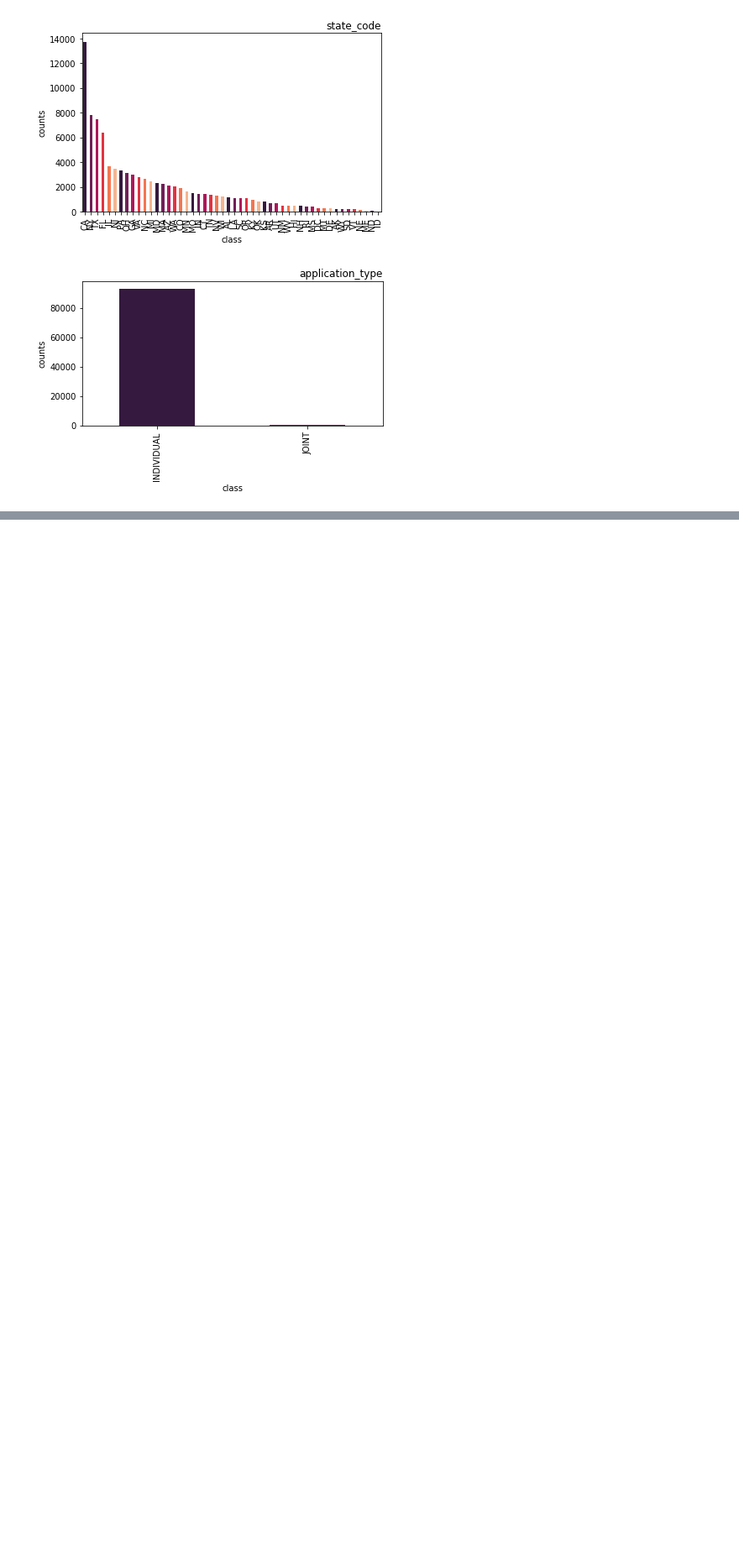
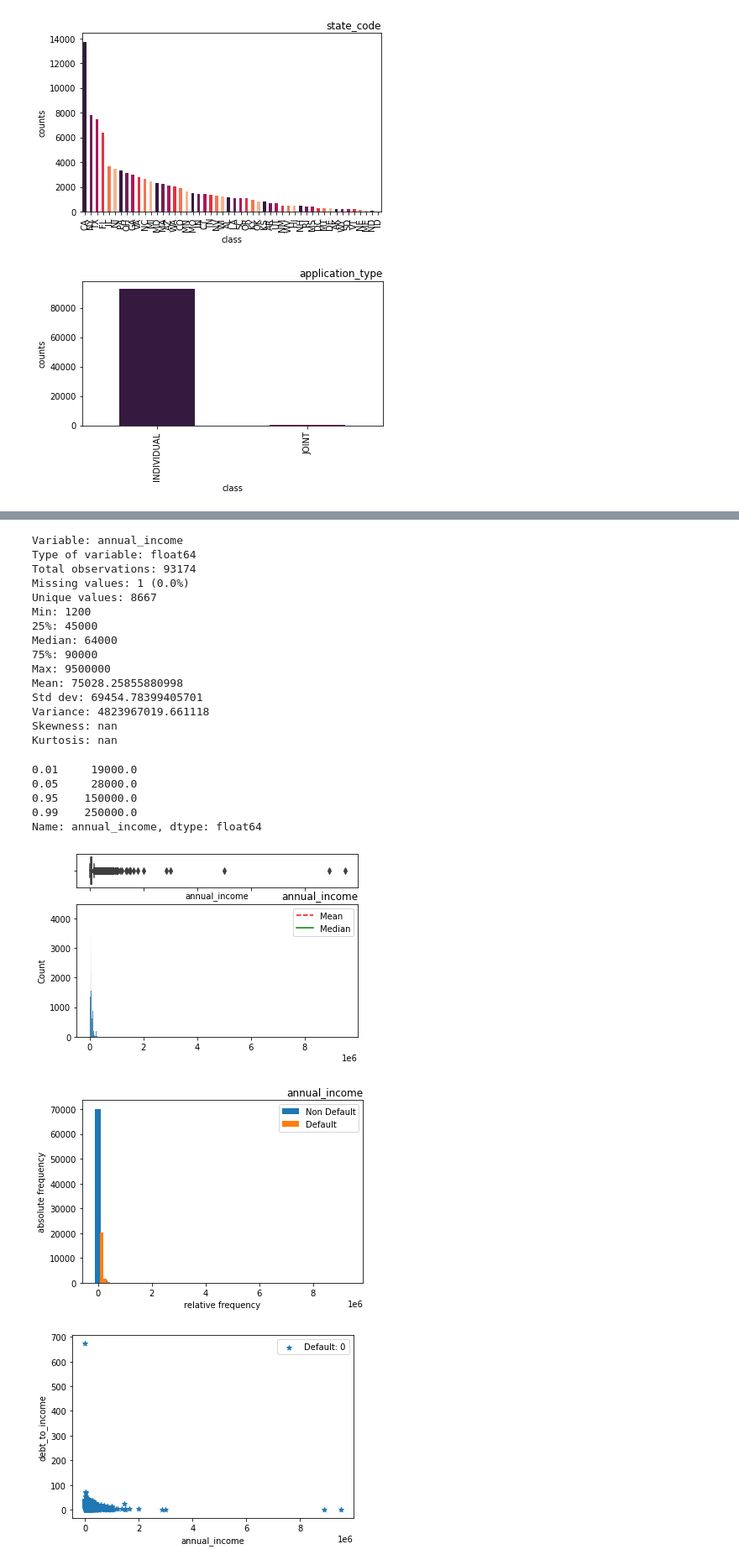
Before and after one commit to AbhayMudgal/PD_prediction, a Jupyter notebook: Default_Prediction.ipynb, the cells around one changed output, grey strips where cells are left out. Shown at 84% size. Saved outputs shown, nothing was run; the diff lists cells and outputs as text; code cells hidden in the pictures; blank space fills up the shorter version.

```diff
--- a/Default_Prediction.ipynb
+++ b/Default_Prediction.ipynb
@@ -194,0 +236,30 @@ for col in data.select_dtypes(include = ['object']).columns:
+# %%
+# annual_income col check
+stats("annual_income")
+boxhist("annual_income")
+segregated_counts("annual_income")
+scatter("annual_income", "debt_to_income")
+# %% [output]
+Variable: annual_income
+Type of variable: float64
+Total observations: 93174
+Missing values: 1 (0.0%)
+Unique values: 8667
+Min: 1200
+25%: 45000
+Median: 64000
+75%: 90000
+Max: 9500000
+Mean: 75028.25855880998
+Std dev: 69454.78399405701
+Variance: 4823967019.661118
+Skewness: nan
+Kurtosis: nan
+0.01     19000.0
+0.05     28000.0
+0.95    150000.0
+0.99    250000.0
+Name: annual_income, dtype: float64
+[figure, added]
+[figure, added]
+[figure, added]
```
Also changed, not shown: parts of 42 cells of this notebook.
